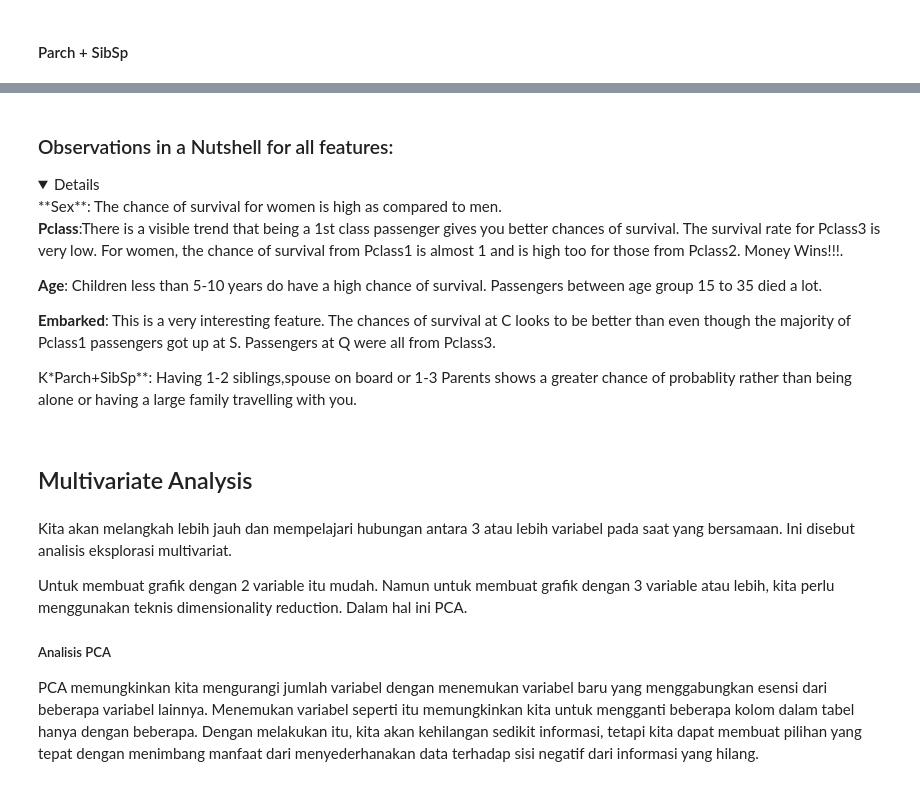
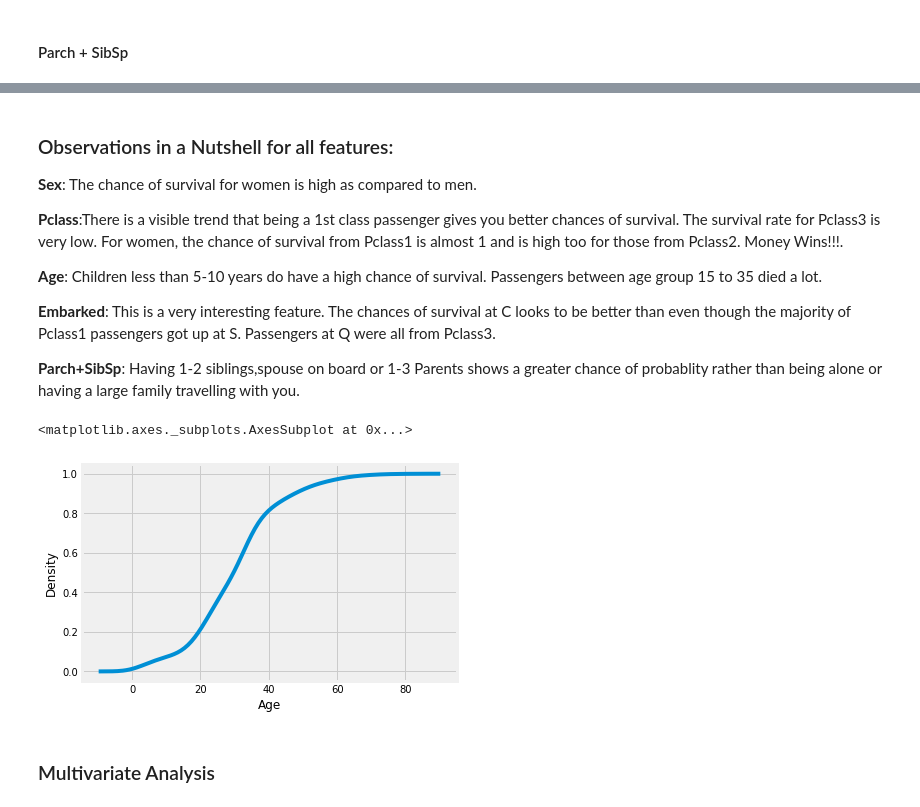
Before and after one commit to mofdac/bppk-bootcamp2, a Jupyter notebook: pandas-eda/EDA (Multivariate).ipynb, the cells around one changed output, grey strips where cells are left out. Cells and saved outputs as stored; diff of their text form; code cells hidden in the pictures; folded sections open.

```diff
--- a/pandas-eda/EDA (Multivariate).ipynb
+++ b/pandas-eda/EDA (Multivariate).ipynb
@@ -12,4 +11,4 @@ import warnings
 warnings.filterwarnings('ignore')
 %matplotlib inline
 # %%
-data = pd.read_csv('dataset/titanic.csv')
+data = pd.read_csv('titanic.csv')
@@ -529,7 +300,5 @@ Sekarang dari peta panas di atas, kita dapat melihat bahwa fitur-fiturnya tidak
 # %% [markdown]
 ### Observations in a Nutshell for all features:
-
-<details>
 **Sex**: The chance of survival for women is high as compared to men.
 
 **Pclass**:There is a visible trend that being a 1st class passenger gives you better chances of survival. The survival rate for Pclass3 is very low. For women, the chance of survival from Pclass1 is almost 1 and is high too for those from Pclass2. Money Wins!!!.
@@ -538,16 +307,11 @@ Sekarang dari peta panas di atas, kita dapat melihat bahwa fitur-fiturnya tidak
 
 **Embarked**: This is a very interesting feature. The chances of survival at C looks to be better than even though the majority of Pclass1 passengers got up at S. Passengers at Q were all from Pclass3.
 
-K*Parch+SibSp**: Having 1-2 siblings,spouse on board or 1-3 Parents shows a greater chance of probablity rather than being alone or having a large family travelling with you.
-
-</details>
+**Parch+SibSp**: Having 1-2 siblings,spouse on board or 1-3 Parents shows a greater chance of probablity rather than being alone or having a large family travelling with you.
+# %%
+sns.kdeplot(data.Age, cumulative=True)
+# %% [output]
+<matplotlib.axes._subplots.AxesSubplot at 0x...>
+[figure, added]
 # %% [markdown]
-## Multivariate Analysis
+### Multivariate Analysis
-# %% [markdown]
-Kita akan melangkah lebih jauh dan mempelajari hubungan antara 3 atau lebih variabel pada saat yang bersamaan. Ini disebut analisis eksplorasi multivariat.
-
-Untuk membuat grafik dengan 2 variable itu mudah.
-Namun untuk membuat grafik dengan 3 variable atau lebih, kita perlu menggunakan teknis dimensionality reduction. Dalam hal ini PCA.
-
-##### Analisis PCA
-PCA memungkinkan kita mengurangi jumlah variabel dengan menemukan variabel baru yang menggabungkan esensi dari beberapa variabel lainnya. Menemukan variabel seperti itu memungkinkan kita untuk mengganti beberapa kolom dalam tabel hanya dengan beberapa. Dengan melakukan itu, kita akan kehilangan sedikit informasi, tetapi kita dapat membuat pilihan yang tepat dengan menimbang manfaat dari menyederhanakan data terhadap sisi negatif dari informasi yang hilang.
```
Also changed, not shown: parts of 103 cells of this notebook.
